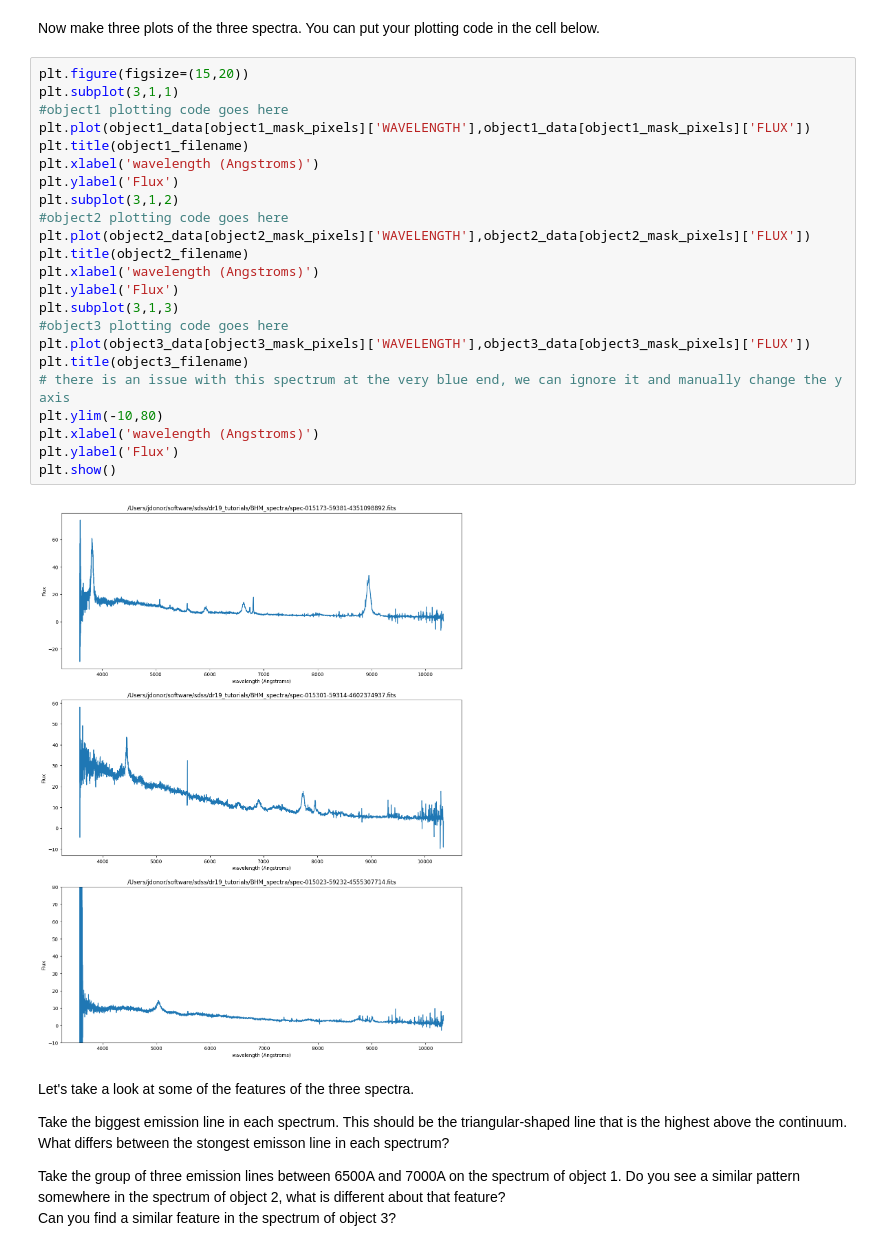
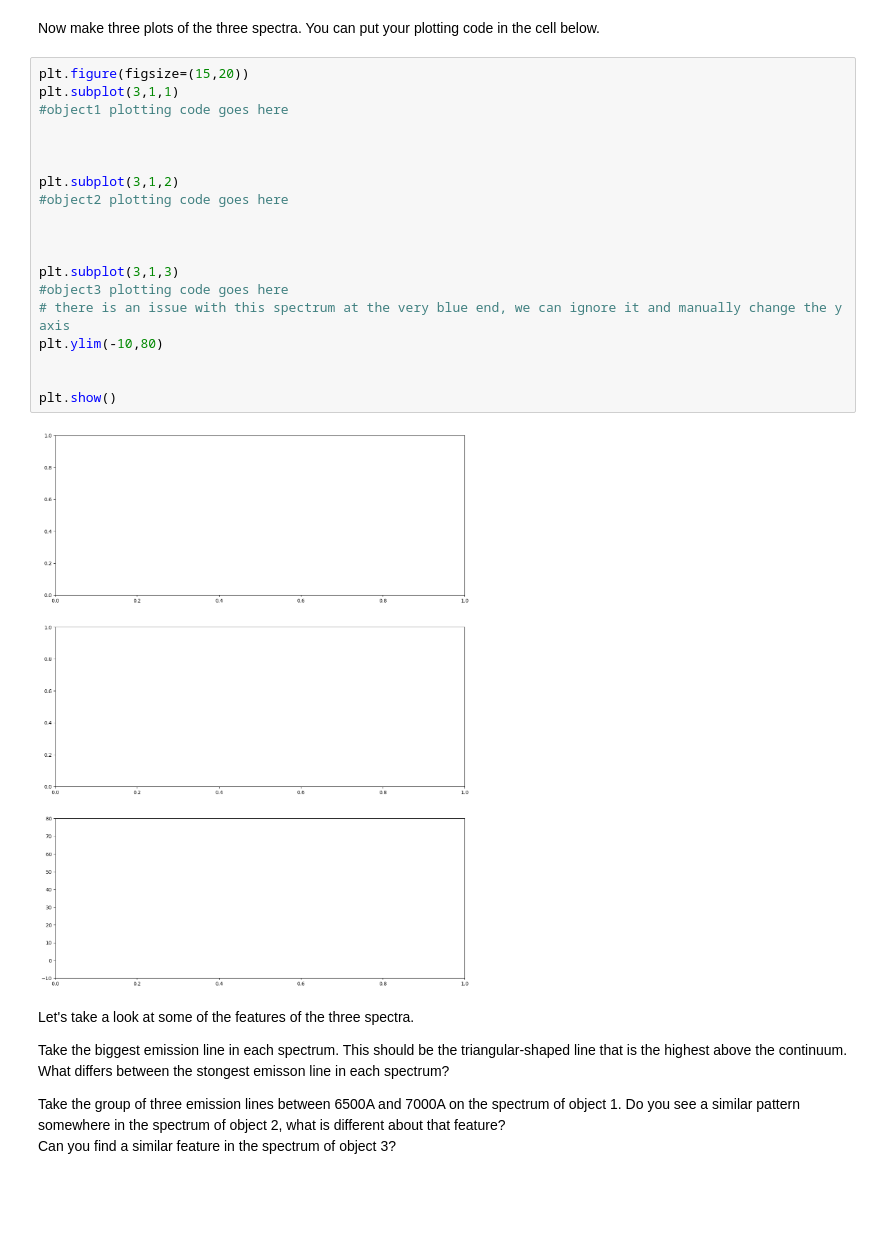
Before and after one commit to sdss/dr19_tutorials, a Jupyter notebook: BHM_classroom.ipynb, the cells around one changed output. Cells and saved outputs as stored; diff of their text form; blank space fills up the shorter version.

```diff
--- a/BHM_classroom.ipynb
+++ b/BHM_classroom.ipynb
@@ -162,28 +138,24 @@ object3_mask_pixels =(object3_data['AND_MASK']==0)
 # %%
 plt.figure(figsize=(15,20))
 plt.subplot(3,1,1)
 #object1 plotting code goes here
-plt.plot(object1_data[object1_mask_pixels]['WAVELENGTH'],object1_data[object1_mask_pixels]['FLUX'])
-plt.title(object1_filename)
-plt.xlabel('wavelength (Angstroms)')
-plt.ylabel('Flux')
+
+
+
 plt.subplot(3,1,2)
 #object2 plotting code goes here
-plt.plot(object2_data[object2_mask_pixels]['WAVELENGTH'],object2_data[object2_mask_pixels]['FLUX'])
-plt.title(object2_filename)
-plt.xlabel('wavelength (Angstroms)')
-plt.ylabel('Flux')
+
+
+
 plt.subplot(3,1,3)
 #object3 plotting code goes here
-plt.plot(object3_data[object3_mask_pixels]['WAVELENGTH'],object3_data[object3_mask_pixels]['FLUX'])
-plt.title(object3_filename)
 # there is an issue with this spectrum at the very blue end, we can ignore it and manually change the y axis
 plt.ylim(-10,80)
-plt.xlabel('wavelength (Angstroms)')
-plt.ylabel('Flux')
+
+
 plt.show()
 # %% [output]
-[figure, old version]
+[figure, new version]
 # %% [markdown]
 <p>Let's take a look at some of the features of the three spectra.</p>
 <p>Take the biggest emission line in each spectrum. This should be the triangular-shaped line that is the highest above the continuum. What differs between the stongest emisson line in each spectrum?</p>
```
Also changed, not shown: parts of 12 cells of this notebook, 1 other file.
